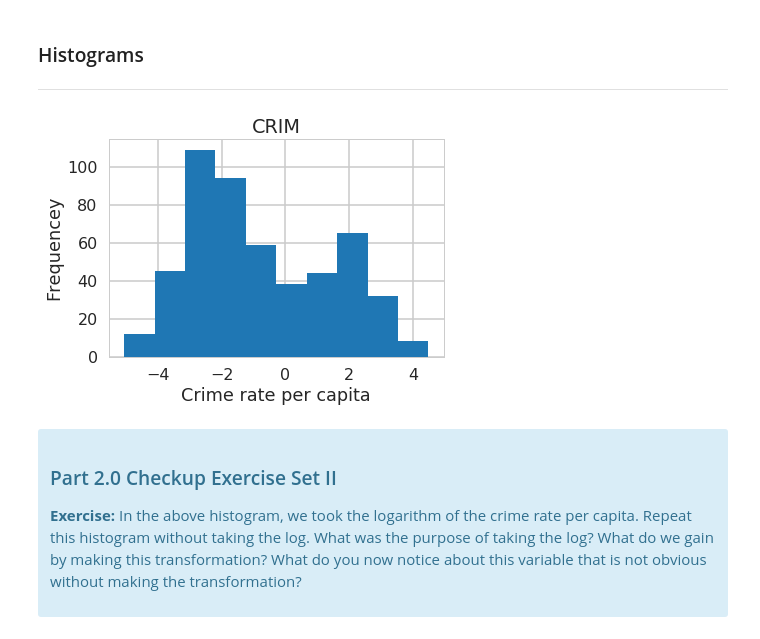
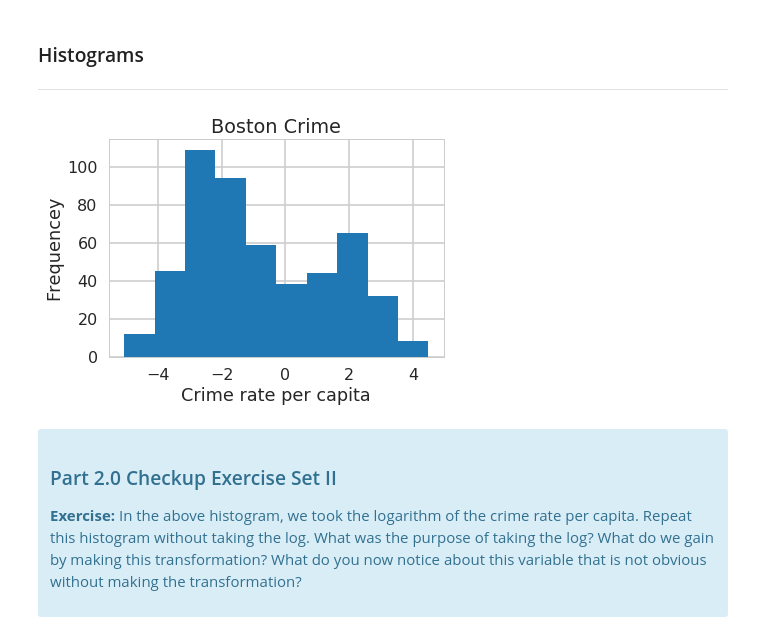
Before and after one commit to SethDKelly/Springboard, a Jupyter notebook: sec11/linear_regression/Mini_Project_Linear_Regression.ipynb, the cells around one changed output. Cells and saved outputs as stored; diff of their text form; code cells hidden in the pictures.

```diff
--- a/sec11/linear_regression/Mini_Project_Linear_Regression.ipynb
+++ b/sec11/linear_regression/Mini_Project_Linear_Regression.ipynb
@@ -375,12 +392,12 @@ sns.regplot(y="PRICE", x="RM", data=bos, fit_reg = True)
 ***
 # %%
 plt.hist(np.log(bos.CRIM))
-plt.title("CRIM")
+plt.title("Boston Crime")
 plt.xlabel("Crime rate per capita")
 plt.ylabel("Frequencey")
 plt.show()
 # %% [output]
-[figure, old version]
+[figure, new version]
 # %% [markdown]
 <div class="alert alert-info">
 <h3>Part 2.0 Checkup Exercise Set II</h3>
```
Also changed, not shown: parts of 12 cells of this notebook.
